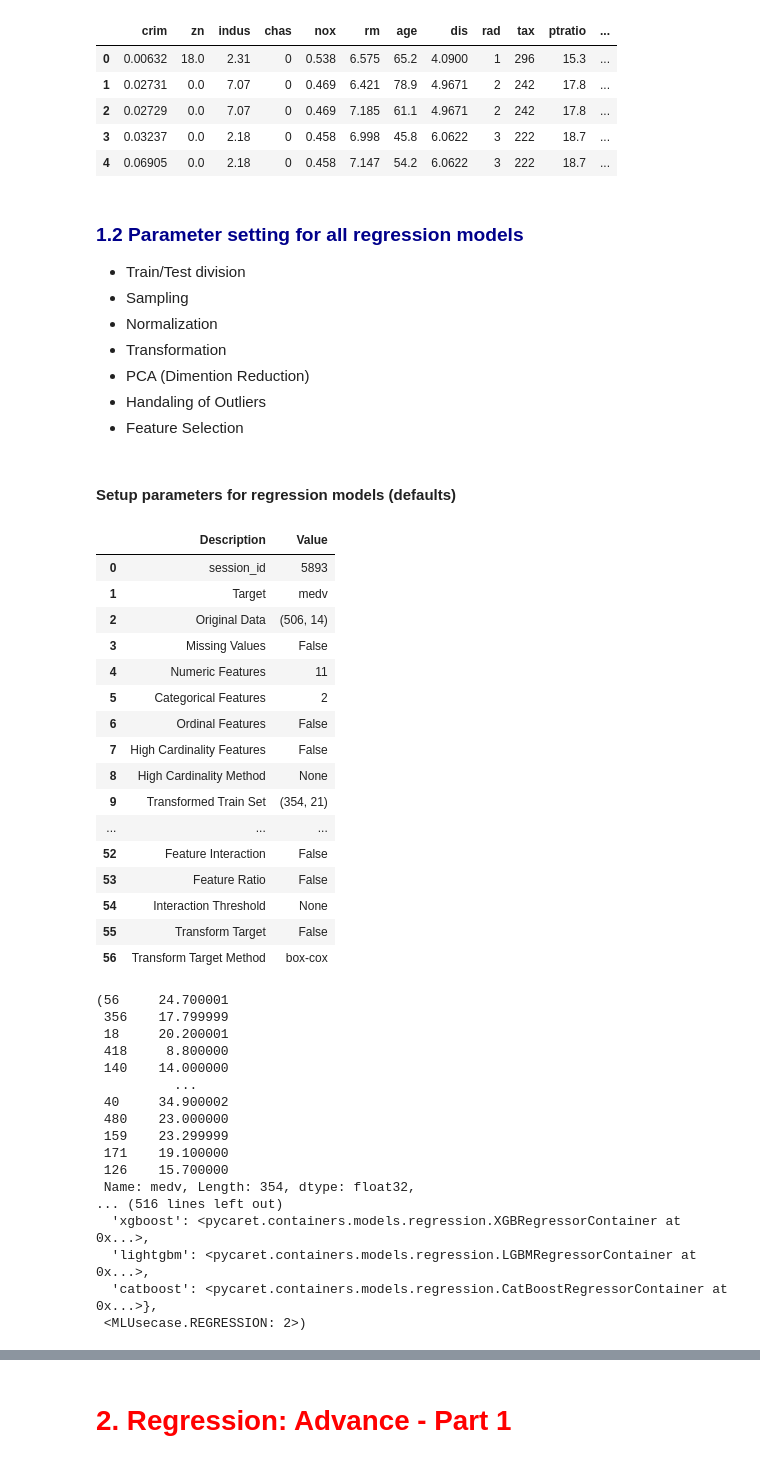
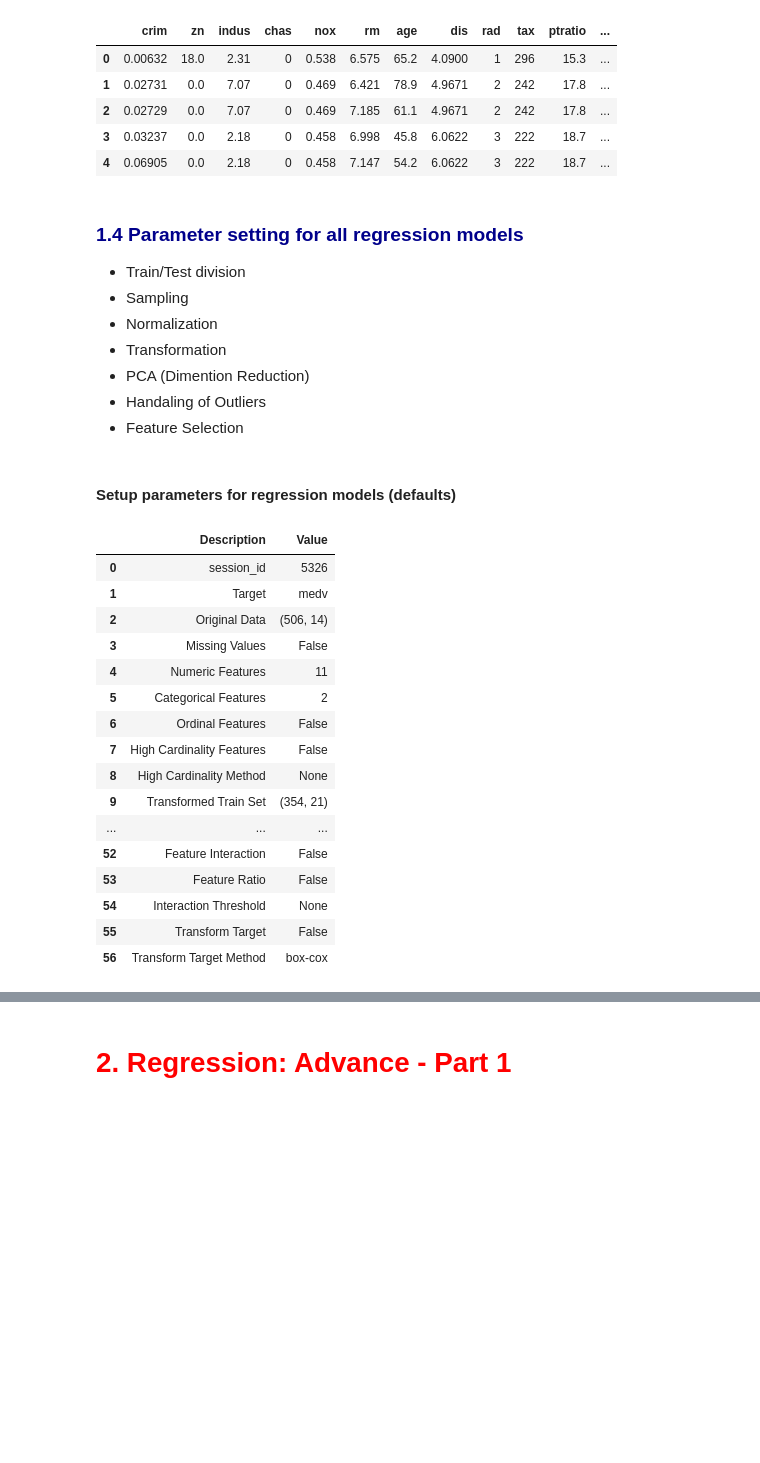
Before and after one commit to psrana/Machine-Learning-using-PyCaret, a Jupyter notebook: 02_PyCaret_for_Regression_with_Results.ipynb, the cells around one changed output, grey strips where cells are left out. Drawn from its saved outputs; the diff is of its cells as text; code cells hidden in the pictures; blank space fills up the shorter version.

```diff
--- a/02_PyCaret_for_Regression_with_Results.ipynb
+++ b/02_PyCaret_for_Regression_with_Results.ipynb
@@ -78,11 +77,13 @@ dataSets = get_data('index')
 # %%
 # Internet connection is required
-boston_df = get_data("boston")
+bostonDataSet = get_data("boston")    # SN is 46
+# This is regression dataset. The values in medv are continuous values
+
+
 
 # Read data from file
-#import pandas as pd
-#boston_df = read.csv("myFile.csv")
-# This is regression dataset. The values in medv are continuous values
+# import pandas as pd
+# bostonDataSet = pd.read_csv("myFile.csv")
 # %% [output]
 |  | crim | zn | indus | chas | nox | rm | age | dis | rad | tax | ptratio | ... |
 | 0 | 0.00632 | 18.0 | 2.31 | 0 | 0.538 | 6.575 | 65.2 | 4.0900 | 1 | 296 | 15.3 | ... |
@@ -91,7 +92,7 @@ boston_df = get_data("boston")
 | 3 | 0.03237 | 0.0 | 2.18 | 0 | 0.458 | 6.998 | 45.8 | 6.0622 | 3 | 222 | 18.7 | ... |
 | 4 | 0.06905 | 0.0 | 2.18 | 0 | 0.458 | 7.147 | 54.2 | 6.0622 | 3 | 222 | 18.7 | ... |
 # %% [markdown]
-### <span style='color:DarkBlue'>1.2 Parameter setting for all regression models</span>
+### <span style='color:DarkBlue'>1.4 Parameter setting for all regression models
 - Train/Test division
 - Sampling
 - Normalization
@@ -103,10 +104,10 @@ boston_df = get_data("boston")
 #### Setup parameters for regression models (defaults)
 # %%
 from pycaret.regression import *
-setup(data = boston_df, target='medv')
+s = setup(data =  bostonDataSet, target='medv', silent=True)
 # %% [output]
 |  | Description | Value |
-| 0 | session_id | 5893 |
+| 0 | session_id | 5326 |
 | 1 | Target | medv |
 | 2 | Original Data | (506, 14) |
 | 3 | Missing Values | False |
@@ -122,21 +123,4 @@ setup(data = boston_df, target='medv')
 | 54 | Interaction Threshold | None |
 | 55 | Transform Target | False |
 | 56 | Transform Target Method | box-cox |
-(56     24.700001
- 356    17.799999
- 18     20.200001
- 418     8.800000
- 140    14.000000
-          ...
- 40     34.900002
- 480    23.000000
- 159    23.299999
- 171    19.100000
- 126    15.700000
- Name: medv, Length: 354, dtype: float32,
-... (516 lines left out)
-  'xgboost': <pycaret.containers.models.regression.XGBRegressorContainer at 0x...>,
-  'lightgbm': <pycaret.containers.models.regression.LGBMRegressorContainer at 0x...>,
-  'catboost': <pycaret.containers.models.regression.CatBoostRegressorContainer at 0x...>},
- <MLUsecase.REGRESSION: 2>)
 # %% [markdown]
```
Also changed, not shown: parts of 21 cells of this notebook.
